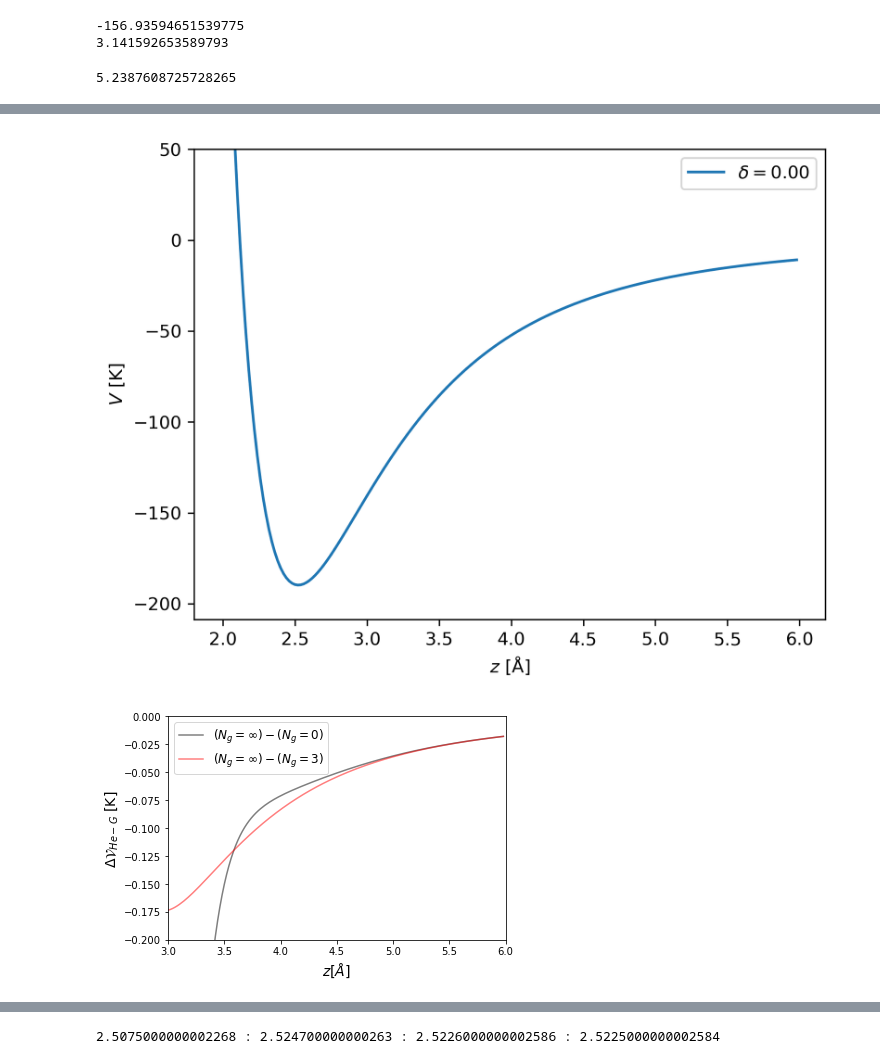
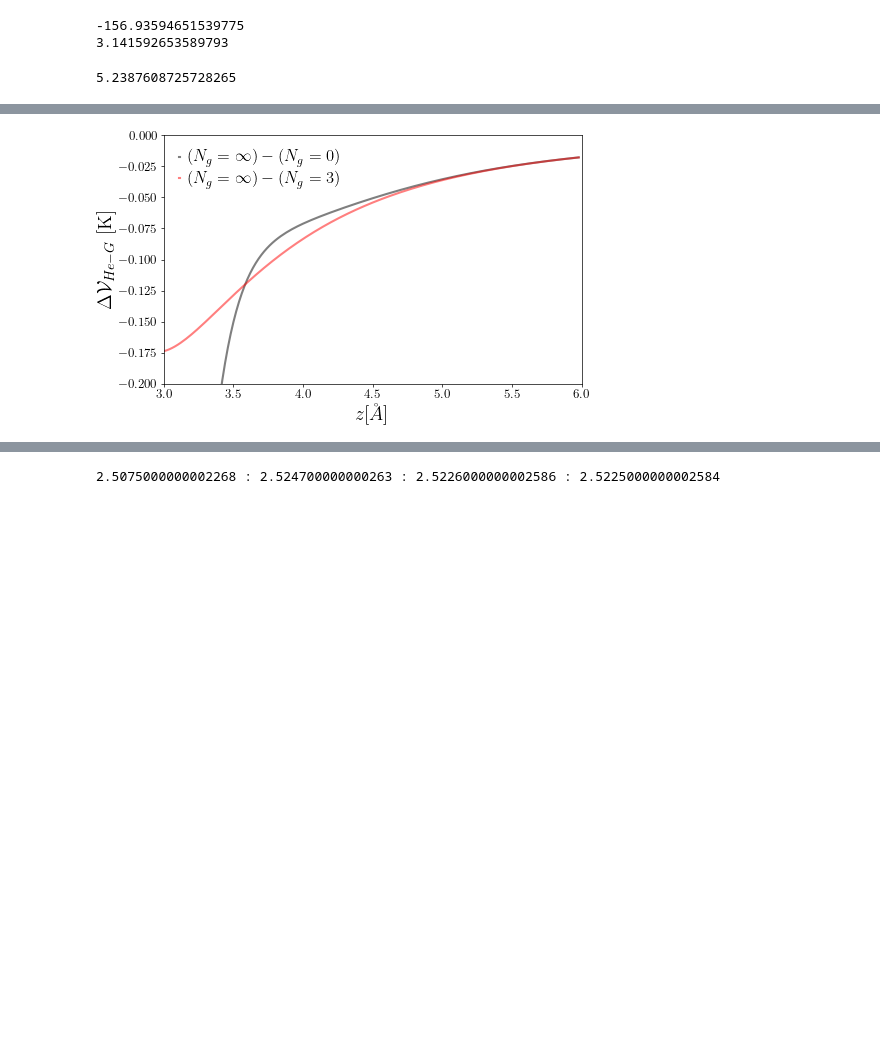
Before and after one commit to CAMM-UTK/papers-code-GrapheneCorrugation, a Jupyter notebook: src/Research_Maestro_LJPot.ipynb, the cells around one changed output, grey strips where cells are left out. Saved outputs shown, nothing was run; the diff lists cells and outputs as text; code cells hidden in the pictures; blank space fills up the shorter version.

```diff
--- a/src/Research_Maestro_LJPot.ipynb
+++ b/src/Research_Maestro_LJPot.ipynb
@@ -3,6 +3,9 @@ import matplotlib.pyplot as plt
 import numpy as np
 import math
 import scipy
+plot_style = {'aps':'aps.mplstyle'}
+plt.style.reload_library()
+plt.style.use(plot_style['aps'])
 # %%
 r_i = np.arange(0,10,.001)
 def U(r):
@@ -231,12 +231,16 @@ print(A)
 5.2387608725728265
 # %%
 from graphenetools import gt
+plot_style = {'aps':'aps.mplstyle'}
+plt.style.reload_library()
+plt.style.use(plot_style['aps'])
 angstrom = '\u00c5'
 Ng = 'N\u2093g'
 r_i = np.arange(2,6,.02)
-
 _, _, V_array = gt.plot_V1D(0,0,r_i,strains=0,dpi=300)
-fig = plt.figure()
+plt.close()  # Close the plot without displaying it
+plt.figure(figsize=(3.4646*1.5, 2.14122*1.5))
+#fig = plt.figure()
 def U(r):
     return (epsilon*(sigma**2)*4*(pi)/A)*((((2/5)*(sigma/r)**(10))-(sigma/r)**4))
 plt.scatter(r_i,V(0,0,r_i,0),label=r'$N_g$=0', marker ='.')
@@ -244,22 +248,12 @@ plt.scatter(r_i, V(0,0,r_i,1),label=r'$N_g=1$', marker = '.')
 plt.scatter(r_i,V(0,0,r_i,2),label =r'$N_g=2$', marker ='.')
 plt.scatter(r_i,V(0,0,r_i,3),label =r'$N_g=3$', marker ='.')
 plt.plot(r_i,V_array[0],label=r"$N_g=\infty$",color = "black",alpha=0.5)
-# plt.plot(r_i,V_array[0]-V(0,0,r_i,0),label=r"$(N_g = \infty)-(N_g=0)$",color = "black",alpha=0.5)
-# plt.plot(r_i,V_array[0]-V(0,0,r_i,3),label=r"$(N_g = \infty)-(N_g=3)$",color = "red",alpha=0.5)
 plt.ylim(-200,0)
 plt.xlim(2,3.3)
-plt.xlabel('z ['+angstrom+']',fontsize=14)
-plt.ylabel(r'$\mathcal{V}_{He-G}$ [K]',fontsize=14)
-#plt.title(r'Potentials in $\hat{z}$')
-plt.legend(fontsize=12)
+plt.xlabel('z ['+angstrom+']')
+plt.ylabel(r'$\mathcal{V}_{He-G}$ [K]')
+plt.legend()
 plt.tight_layout()
 plt.savefig('../figures/Potential_Z_Thesis_2.pdf', format='pdf')
 plt.show()
-# print(U(2.5))
-# print(V(0,0,2.5025615628356,0))
-# print(V(0,0,2.5,1))
-# print(V(0,0,2.5,2))
-# print(V(0,0,2.5,3))
-# print(V(0,0,2.5,4))
-#print(min(V(0,0,r_i,2)))
 # %% [output]
@@ -268,38 +261,28 @@ plt.show()
 # %%
 from graphenetools import gt
 angstrom = '\u00c5'
 Ng = 'N\u2093g'
 r_i = np.arange(2,6,.02)
 _, _, V_array = gt.plot_V1D(0,0,r_i,strains=0,dpi=300)
-fig = plt.figure()
+plt.close()  # Close the plot without displaying it
+plt.figure(figsize=(3.4646*1.5, 2.14122*1.5))
+
 def U(r):
     return (epsilon*(sigma**2)*4*(pi)/A)*((((2/5)*(sigma/r)**(10))-(sigma/r)**4))
-# plt.scatter(r_i,V(0,0,r_i,0),label=r'$N_g$=0', marker ='.')
-# plt.scatter(r_i, V(0,0,r_i,1),label=r'$N_g=1$', marker = '.')
-# plt.scatter(r_i,V(0,0,r_i,2),label =r'$N_g=2$', marker ='.')
-# plt.scatter(r_i,V(0,0,r_i,3),label =r'$N_g=3$', marker ='.')
-# plt.plot(r_i,V_array[0],label=r"$N_g=\infty$",color = "black",alpha=0.5)
+
 plt.plot(r_i,V_array[0]-V(0,0,r_i,0),label=r"$(N_g = \infty)-(N_g=0)$",color = "black",alpha=0.5)
 plt.plot(r_i,V_array[0]-V(0,0,r_i,3),label=r"$(N_g = \infty)-(N_g=3)$",color = "red",alpha=0.5)
 plt.ylim(-0.2,0)
 plt.xlim(3,6)
 plt.xlabel(r'$z {[\AA]}$',fontsize=14)
 plt.ylabel(r'$\Delta\mathcal{V}_{He-G}$ [K]',fontsize=14)
 #plt.title(r'Potentials in $\hat{z}$')
 plt.legend(fontsize=12)
 plt.tight_layout()
 plt.savefig('../figures/Diff_Full_review.pdf', format='pdf')
 plt.show()
-# print(U(2.5))
-# print(V(0,0,2.5025615628356,0))
-# print(V(0,0,2.5,1))
-# print(V(0,0,2.5,2))
-# print(V(0,0,2.5,3))
-# print(V(0,0,2.5,4))
-#print(min(V(0,0,r_i,2)))
 # %% [output]
-[figure, old version]
+[figure, new version]
-[figure, removed]
 # %%
 from mpl_toolkits import mplot3d
 %matplotlib inline
```
Also changed, not shown: parts of 11 cells of this notebook, 51 other files.
